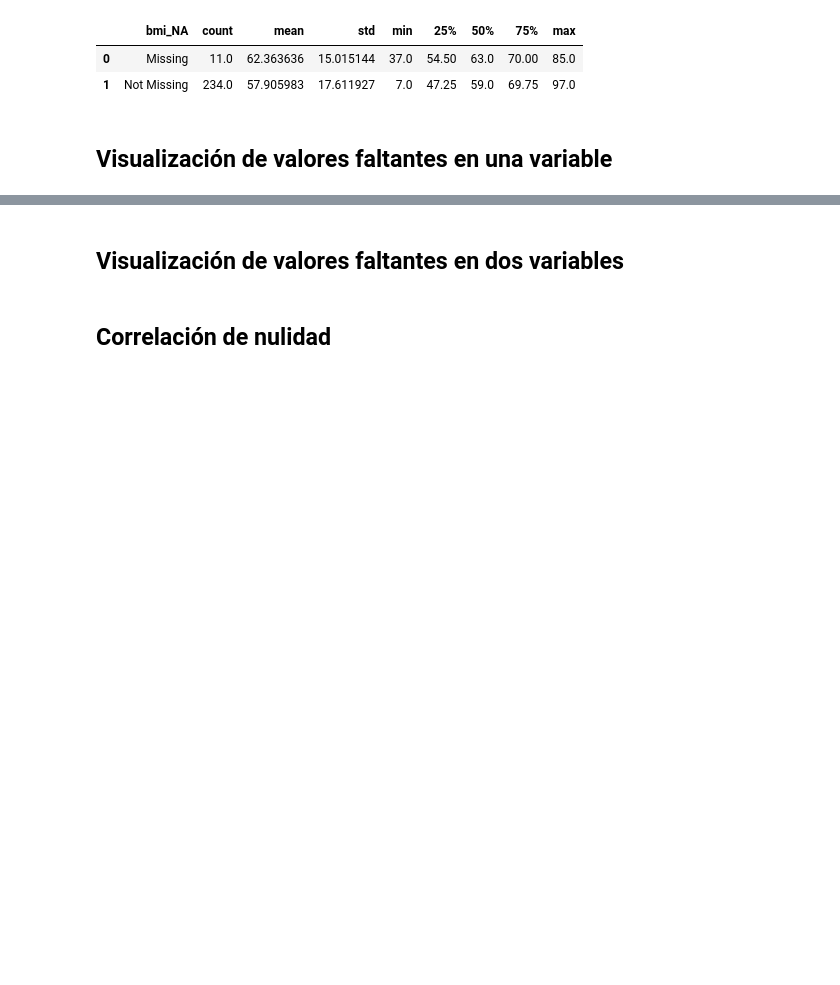
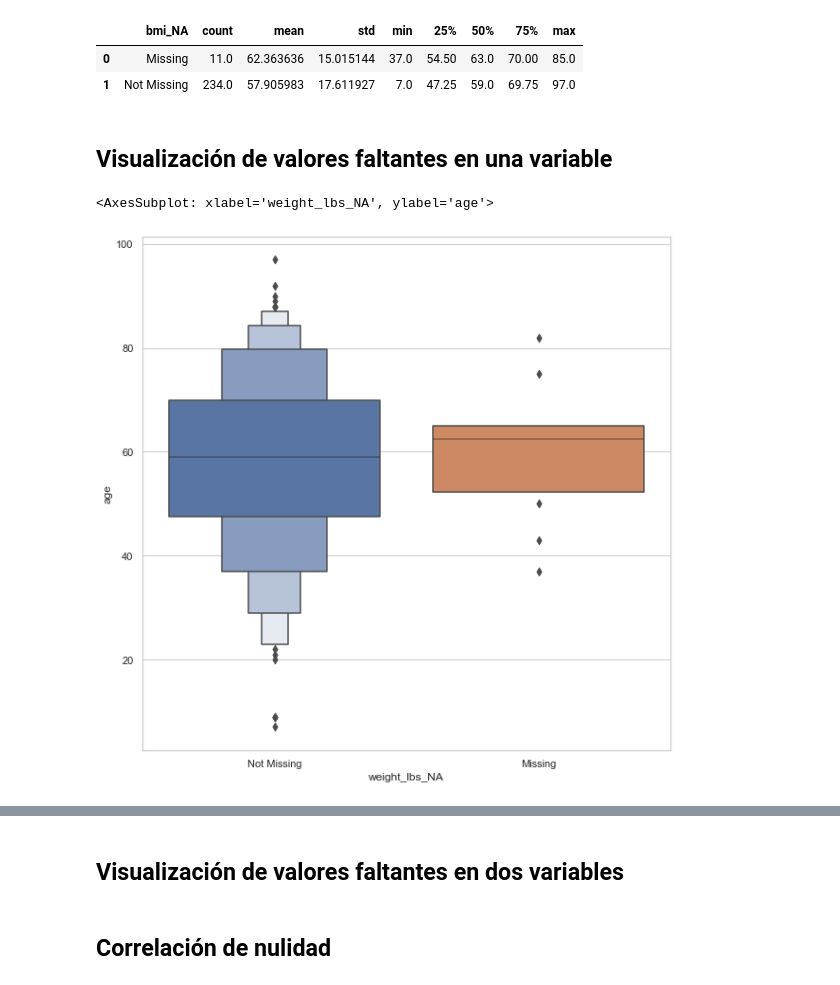
Before and after one commit to Bryan1195/Course_Missing_Values, a Jupyter notebook: notebooks/live-exploration-missing-values.ipynb, the cells around one changed output, grey strips where cells are left out. Cells and saved outputs as stored; diff of their text form; code cells hidden in the pictures; blank space fills up the shorter version.

Commit message:
Visualizing missing values in a variable - Class 14

```diff
--- a/notebooks/live-exploration-missing-values.ipynb
+++ b/notebooks/live-exploration-missing-values.ipynb
@@ -917,3 +917,16 @@ missingno.matrix(riskfactors_df)
 | 1 | Not Missing | 234.0 | 57.905983 | 17.611927 | 7.0 | 47.25 | 59.0 | 69.75 | 97.0 |
 # %% [markdown]
 ## Visualización de valores faltantes en una variable
+# %%
+(
+    riskfactors_df.missing.bind_shadow_matrix(only_missing=True).pipe(lambda df: (
+        sns.boxenplot(
+            data=df,
+            x="weight_lbs_NA",
+            y="age"
+            )
+    ))
+)
+# %% [output]
+<AxesSubplot: xlabel='weight_lbs_NA', ylabel='age'>
+[figure, added]
```
Also changed, not shown: parts of 3 cells of this notebook.
